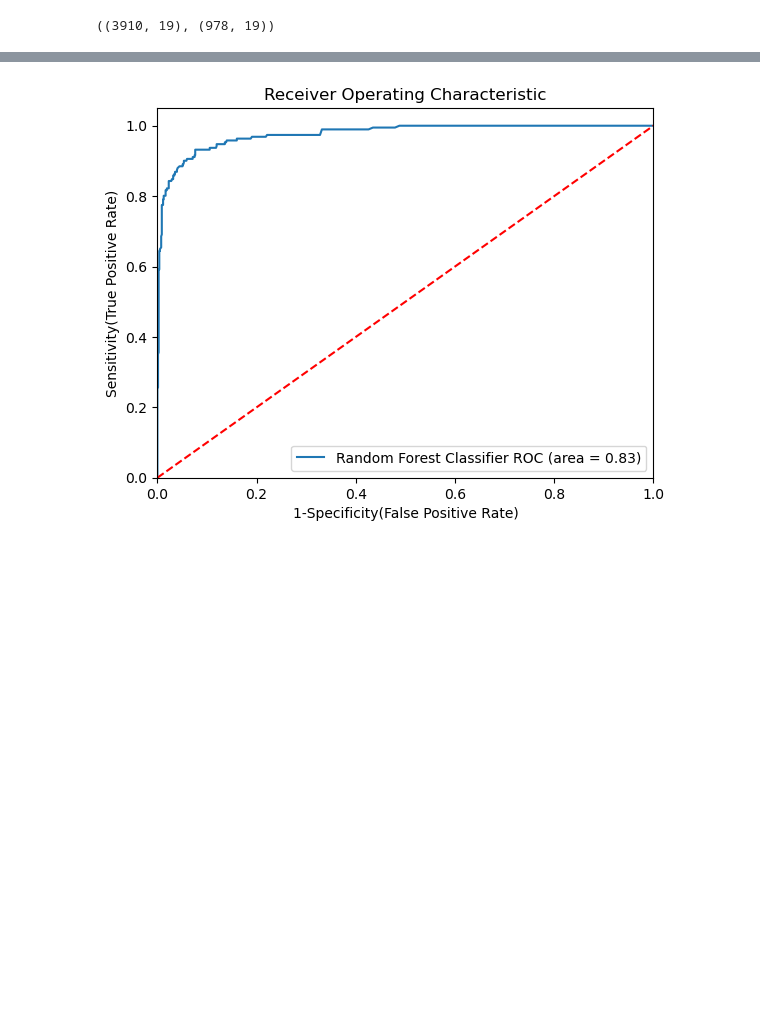
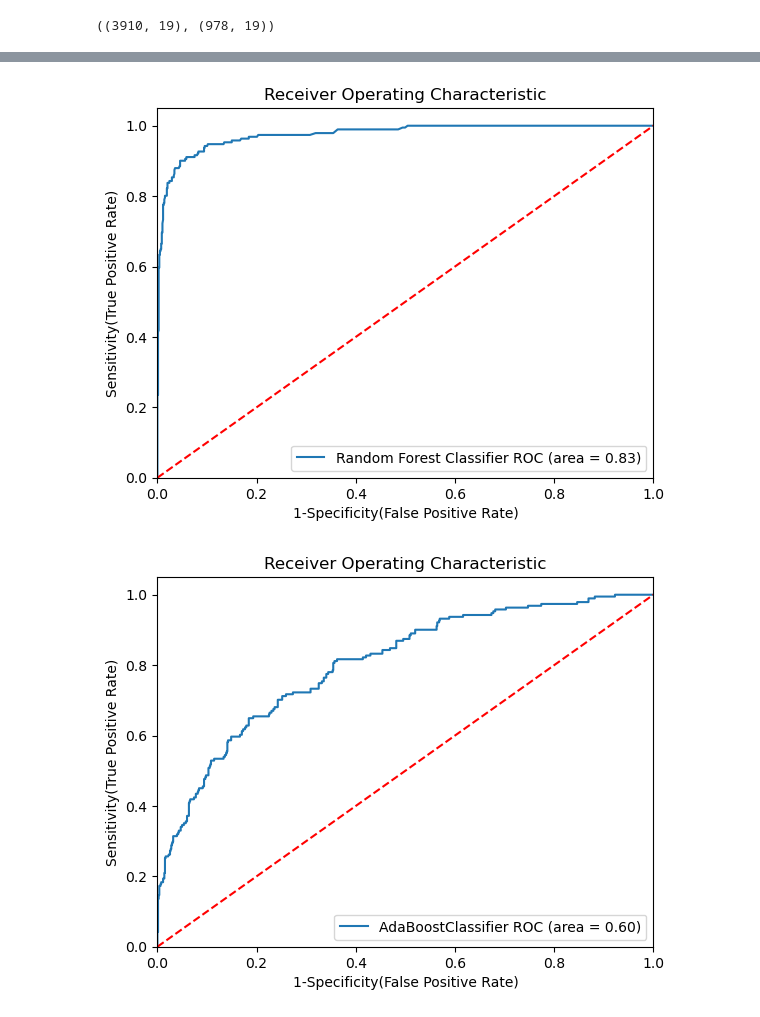
Before and after one commit to GunjanPahwa/Holiday-Package-Prediction, a Jupyter notebook: Random_forest_classification.ipynb, the cells around one changed output, grey strips where cells are left out. Saved outputs shown, nothing was run; the diff lists cells and outputs as text; code cells hidden in the pictures; blank space fills up the shorter version.

Commit message:
Gradient Boosting Added

```diff
--- a/Random_forest_classification.ipynb
+++ b/Random_forest_classification.ipynb
@@ -264,7 +266,9 @@ from sklearn.metrics import accuracy_score, classification_report,confusion_matr
 # %%
 models={
     "Random Forest":RandomForestClassifier(), #key value pairs use karke initialize krdita
-    "Devision Tree":DecisionTreeClassifier()
+    "Decision Tree":DecisionTreeClassifier(),
+    "Adaboost":AdaBoostClassifier(),
+    "Gradient Boost":GradientBoostingClassifier()
 }
 for i in range(len(list(models))): #converting dictionary to list and iterating through each and every value
     model=list(models.values())[i]
@@ -321,9 +325,20 @@ rf_params={"max_depth":[5,8,15,None,10],
           "max_features":[5,7,"auto",8],
           "min_samples_split":[2,8,15,20],
           "n_estimators":[100,200,500,1000]}
+adaboost_param={
+    "n_estimators":[50,60,70,80,90],
+    "algorithm":['SAMME','SAMME.R']
+
+}
+gradient_params={"loss":['log_loss','deviance','exponential'],
+                 "criterion":['friedman_mse','squared_error','mse'],
+                 "min_samples_split":[100,200,500,1000],
+                 "max_depth":[5,8,15,None,10]}
 # %%
 randomcv_models=[
     ("RF",RandomForestClassifier(),rf_params),
+    ("AB",AdaBoostClassifier(),adaboost_param),
+    ("GB", GradientBoostingClassifier(),gradient_params)
 ]
 # %%
 from sklearn.model_selection import RandomizedSearchCV
@@ -343,7 +364,8 @@ Fitting 3 folds for each of 100 candidates, totalling 300 fits
 # %%
 models={
-    "Random Forest":RandomForestClassifier(n_estimators=1000,min_samples_split=2,max_features=7,max_depth=None)
-
+    "Random Forest":RandomForestClassifier(n_estimators=1000,min_samples_split=2,max_features=7,max_depth=None),
+    "Adaboost":AdaBoostClassifier(n_estimators= 80, algorithm= 'SAMME'),
+    "Gradient Boost":GradientBoostingClassifier(min_samples_split=100,max_depth=None,loss="log_loss",criterion="squared_error")
 }
 for i in range(len(list(models))):
     model=list(models.values())[i]
@@ -390,28 +418,38 @@ Roc Auc Score:0.8221
 # %%
 from sklearn.metrics import roc_auc_score,roc_curve
 plt.figure()
 auc_models=[
     {
         'label':'Random Forest Classifier',
         'model':RandomForestClassifier(n_estimators=1000,min_samples_split=2,max_features=7,max_depth=None),
         'auc':0.8325
-
     },
+    {
+        'label':'AdaBoostClassifier',
+        'model': AdaBoostClassifier(n_estimators= 80, algorithm= 'SAMME'),
+        'auc':0.6049
+    },
+    {
+        'label':'GradientBoostingClassifier',
+        'model':GradientBoostingClassifier(min_samples_split=100,max_depth=None,loss="log_loss",criterion="squared_error"),
+        'auc':0.8601
+    }
 ]
 for algo in auc_models:
     model=algo['model']
     model.fit(X_train,y_train)
     fpr,tpr,thresholds=roc_curve(y_test,model.predict_proba(X_test)[:,1])
     plt.plot(fpr, tpr, label='%s ROC (area = %0.2f)' % (algo['label'], algo['auc']))
     # Custom settings for the plot
     plt.plot([0, 1], [0, 1],'r--')
     plt.xlim([0.0, 1.0])
     plt.ylim([0.0, 1.05])
     plt.xlabel('1-Specificity(False Positive Rate)')
     plt.ylabel('Sensitivity(True Positive Rate)')
     plt.title('Receiver Operating Characteristic')
     plt.legend(loc="lower right")
     plt.savefig("auc.png")
     plt.show()
 # %% [output]
-[figure, old version]
+[figure, new version]
+[figure, added]
```
Also changed, not shown: parts of 5 cells of this notebook.
